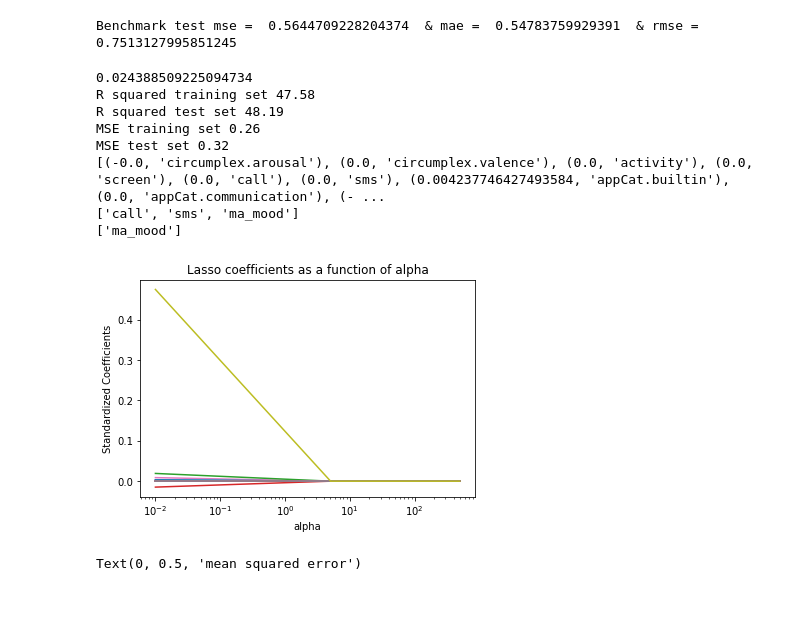
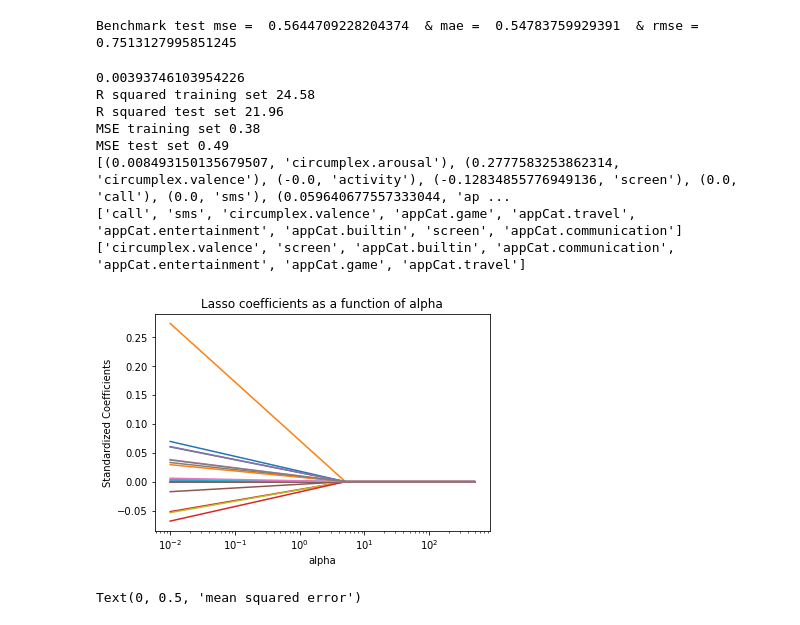
Before and after one commit to wiebetimmers/datamining, a Jupyter notebook: Assignment1_finished.ipynb, the cells around one changed output. Saved outputs shown, nothing was run; the diff lists cells and outputs as text; code cells hidden in the pictures.

```diff
--- a/Assignment1_finished.ipynb
+++ b/Assignment1_finished.ipynb
@@ -270,7 +270,7 @@ def merge_on_delta(df,delta):
 
         df_user.loc[:, take_mean] = df_user[take_mean].rolling(window=delta).mean()
         df_user.loc[:, take_sum] = df_user[take_sum].rolling(window=delta).sum()
-        df_user.loc[:, take_count] = df_user[take_count].rolling(window=delta).count()
+        df_user.loc[:, take_count] = df_user[take_count].rolling(window=delta).sum()
 
 
         # Also make moving average excluding current column. We shift all columns 1 step down except the target mood + id numbers
@@ -325,7 +325,7 @@ att_select = ['circumplex.arousal', 'circumplex.valence', 'activity',
        'screen', 'call', 'sms', 'appCat.builtin', 'appCat.communication',
        'appCat.entertainment', 'appCat.finance', 'appCat.game',
        'appCat.office', 'appCat.other', 'appCat.social', 'appCat.travel',
-       'appCat.unknown', 'appCat.utilities', 'appCat.weather', 'ma_mood']
+       'appCat.unknown', 'appCat.utilities', 'appCat.weather']
 
 
 # split data
@@ -383,11 +383,11 @@ plt.ylabel('Standardized Coefficients')
 plt.title('Lasso coefficients as a function of alpha');
 
 # lasso att has all attributes except for utilities
-lasso_att = ['circumplex.arousal', 'circumplex.valence', 'activity',
-       'screen', 'call', 'sms', 'appCat.builtin', 'appCat.communication',
+lasso_att = ['circumplex.arousal', 'circumplex.valence',
+       'screen', 'appCat.builtin', 'appCat.communication',
        'appCat.entertainment', 'appCat.finance', 'appCat.game',
        'appCat.office', 'appCat.other', 'appCat.social', 'appCat.travel',
-       'appCat.unknown', 'appCat.weather']
+       'appCat.unknown', 'appCat.utilities', 'appCat.weather']
 
 # blocks warning from distplot, since it will soon be depreciated
 import warnings
@@ -400,42 +400,42 @@ def forward_selection(data, target, significance_level=0.05):
         remaining_features = list(set(initial_features)-set(best_features))
         new_pval = pd.Series(index=remaining_features,dtype=None)
         for new_column in remaining_features:
             model = sm.OLS(target, sm.add_constant(data[best_features+[new_column]])).fit()
             new_pval[new_column] = model.pvalues[new_column]
         min_p_value = new_pval.min()
         if(min_p_value<significance_level):
             best_features.append(new_pval.idxmin())
         else:
             break
     return best_features
 
 def backward_elimination(data, target,significance_level = 0.05):
     features = data.columns.tolist()
     while(len(features)>0):
         features_with_constant = sm.add_constant(data[features])
         p_values = sm.OLS(target, features_with_constant).fit().pvalues[1:]
         max_p_value = p_values.max()
         if(max_p_value >= significance_level):
             excluded_feature = p_values.idxmax()
             features.remove(excluded_feature)
         else:
             break
     return features
 
 features_forward = forward_selection(df[att_select],df['mood'])
 print(features_forward)
 features_back = backward_elimination(df[att_select],df['mood'])
 print(features_back)
 # %% [output]
-0.024388509225094734
-R squared training set 47.58
-R squared test set 48.19
-MSE training set 0.26
-MSE test set 0.32
-[(-0.0, 'circumplex.arousal'), (0.0, 'circumplex.valence'), (0.0, 'activity'), (0.0, 'screen'), (0.0, 'call'), (0.0, 'sms'), (0.004237746427493584, 'appCat.builtin'), (0.0, 'appCat.communication'), (- ...
-['call', 'sms', 'ma_mood']
-['ma_mood']
+0.00393746103954226
+R squared training set 24.58
+R squared test set 21.96
+MSE training set 0.38
+MSE test set 0.49
+[(0.008493150135679507, 'circumplex.arousal'), (0.2777583253862314, 'circumplex.valence'), (-0.0, 'activity'), (-0.12834855776949136, 'screen'), (0.0, 'call'), (0.0, 'sms'), (0.059640677557333044, 'ap ...
+['call', 'sms', 'circumplex.valence', 'appCat.game', 'appCat.travel', 'appCat.entertainment', 'appCat.builtin', 'screen', 'appCat.communication']
+['circumplex.valence', 'screen', 'appCat.builtin', 'appCat.communication', 'appCat.entertainment', 'appCat.game', 'appCat.travel']
-[figure, old version]
+[figure, new version]
 # %%
 #----------%KNN%----------------------------------------------------------------
 # %%
```
Also changed, not shown: parts of 5 cells of this notebook.
